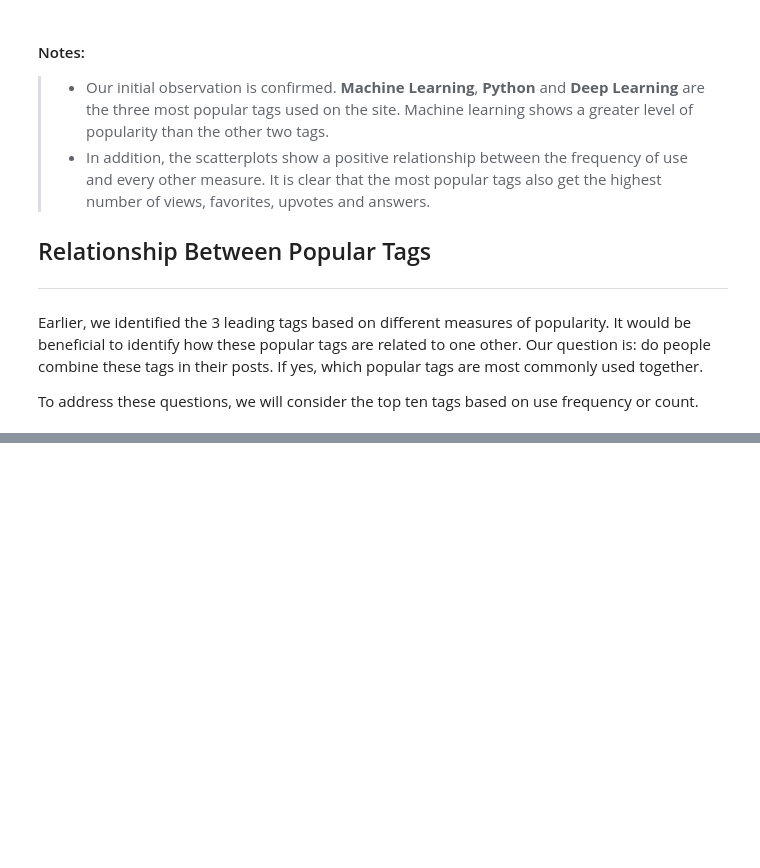
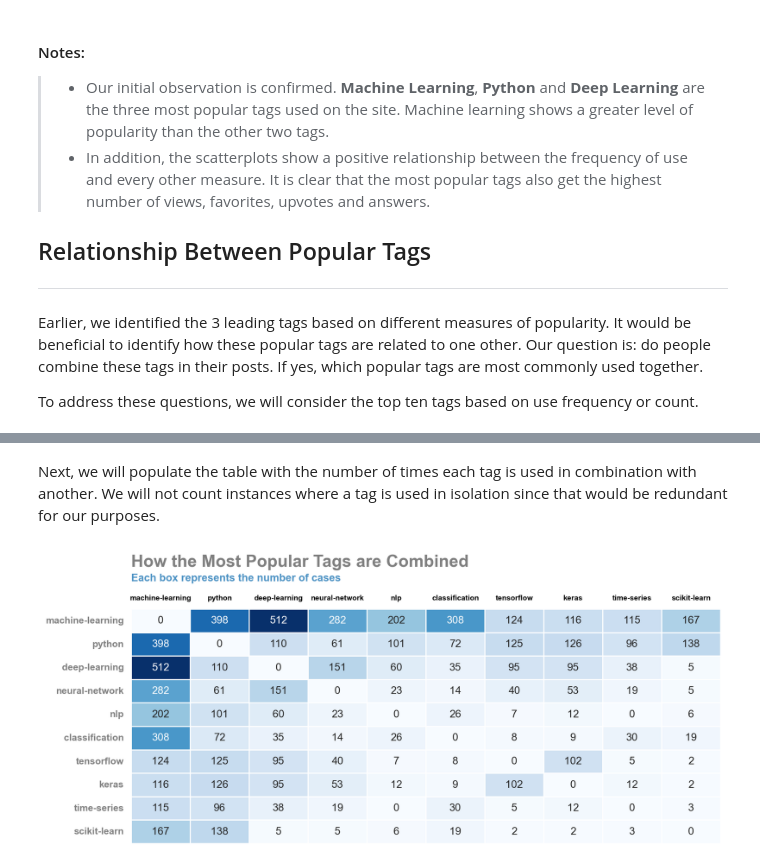
Before and after one commit to Lippins/Popular_DS_questions, a Jupyter notebook: notebook.ipynb, the cells around one changed output, grey strips where cells are left out. Drawn from its saved outputs; the diff is of its cells as text; code cells hidden in the pictures; blank space fills up the shorter version.

```diff
--- a/notebook.ipynb
+++ b/notebook.ipynb
@@ -396,0 +355,39 @@ plt.title('How the Most Popular Tags are Combined', alpha = 0.5,
+# %% [markdown]
+Next, we will populate the table with the number of times each tag is used in combination with another. We will not count instances where a tag is used in isolation since that would be redundant for our purposes.
+# %%
+# Isolate records for the 10 popular tags
+popular_tags_df = questions_clean.query('TagName in @popular_tags')
+
+# Pivot the dataframe to view tag combinations
+popular_tags_df = popular_tags_df.pivot(index='Id',
+                                        columns='TagNumber',
+                                        values = 'TagName'
+                                       )
+
+# Count the different tag combinations
+for first_tag, index in zip(popular_tags_df.Tag1, popular_tags_df.index):
+    for col in ['Tag2', 'Tag3', 'Tag4', 'Tag5']:
+        next_tag = popular_tags_df.loc[index, col]
+        if not(pd.isnull(next_tag)) and not(pd.isnull(first_tag)):
+            combinations.loc[first_tag, next_tag] += 1
+            combinations.loc[next_tag, first_tag] += 1
+
+# Visualize results with a heatmap
+plt.figure(figsize=(10,4))
+
+ax = sns.heatmap(data=combinations, annot=True, fmt='0', cmap='Blues',
+            cbar=False, linewidth=1)
+
+ax.xaxis.set_ticks_position('top')
+ax.tick_params(left=False, top=False)
+
+plt.xticks(fontsize=7, fontweight='bold')
+plt.yticks(fontsize=9, alpha=0.5, fontweight='bold')
+
+plt.title('How the Most Popular Tags are Combined', alpha = 0.5,
+          fontsize=16, pad=40, loc='left', fontweight='bold')
+
+plt.text(x=0, y=-1.2, s='Each box represents the number of cases',
+         color = '#0064AB', fontweight='bold', alpha=0.7);
+# %% [output]
+[figure, added]
```
Also changed, not shown: parts of 14 cells of this notebook.
